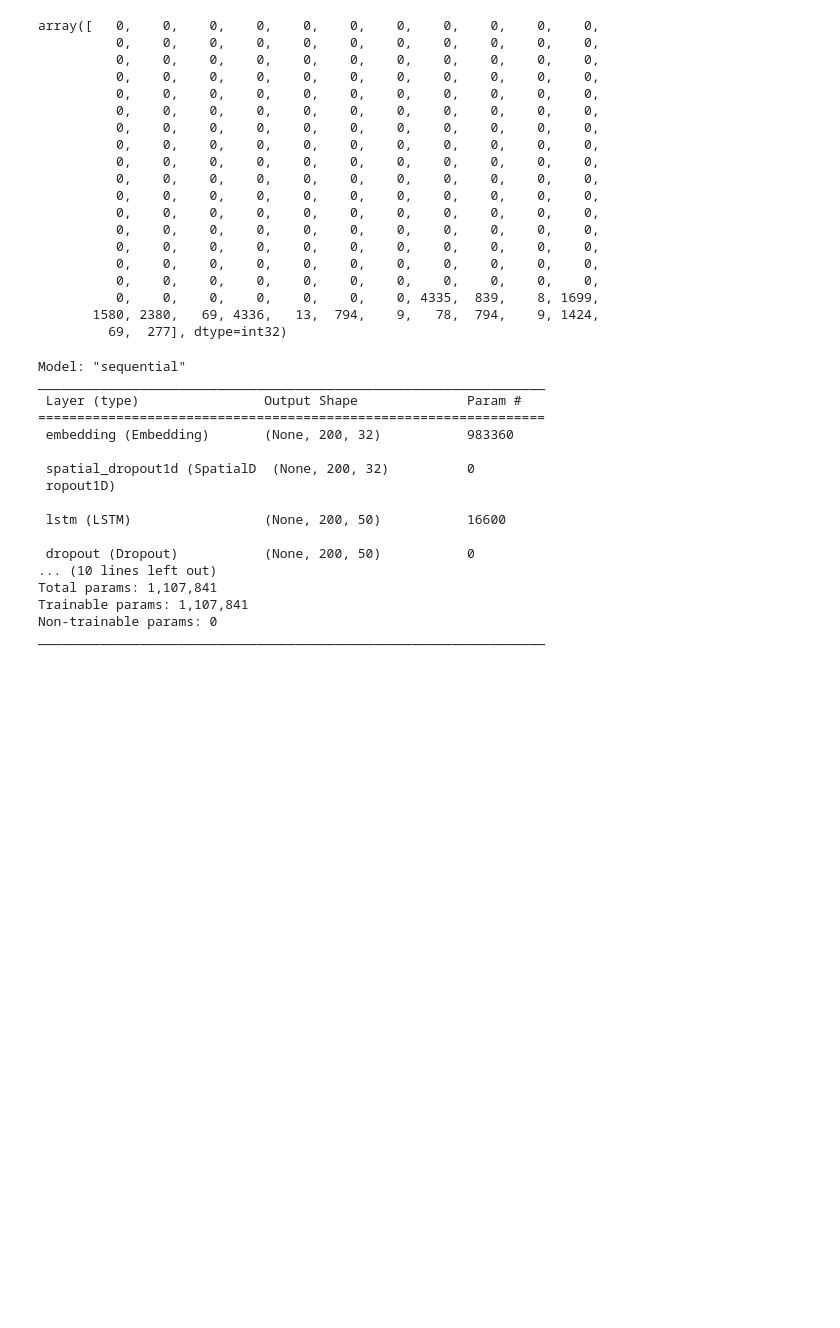
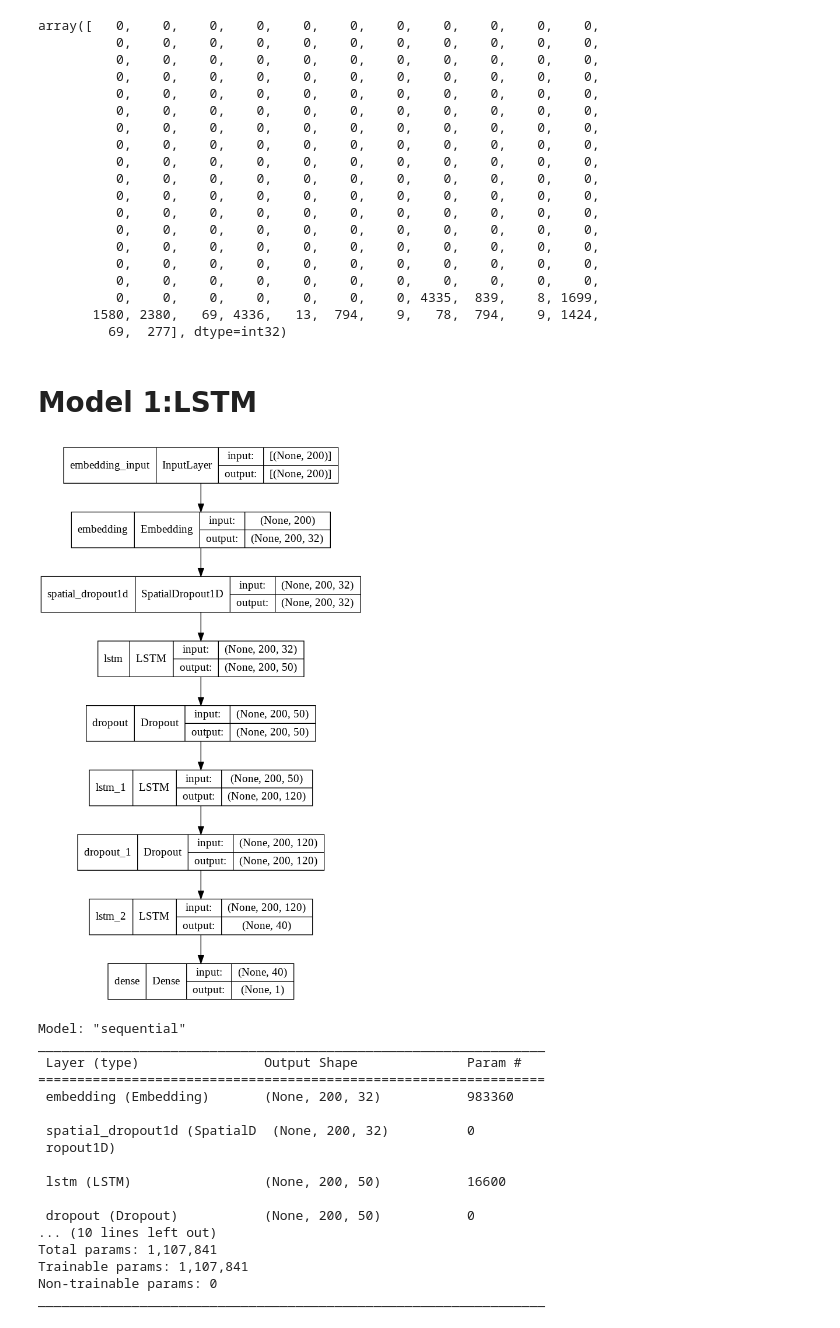
Before and after one commit to VageeshaDatta/Compiler-Design, a Jupyter notebook: Deep_Learning_Project.ipynb, the cells around one changed output. Drawn from its saved outputs; the diff is of its cells as text; code cells hidden in the pictures; blank space fills up the shorter version.

```diff
--- a/Deep_Learning_Project.ipynb
+++ b/Deep_Learning_Project.ipynb
@@ -244,6 +245,8 @@ array([   0,    0,    0,    0,    0,    0,    0,    0,    0,    0,    0,
          69,  277], dtype=int32)
 # %%
 final_output = y
+# %% [markdown]
+# **Model 1:LSTM**
 # %%
 from keras.models import Sequential
 from keras.layers import Dense,Embedding,LSTM,Bidirectional,SpatialDropout1D,Dropout
@@ -265,2 +268,7 @@ model.compile(loss='binary_crossentropy',optimizer='adam',
                            metrics=['accuracy'])
+# %%
+from tensorflow.keras.utils import plot_model
+plot_model(model1,show_shapes=True,show_layer_names=True,rankdir="TB",dpi=96)
+# %% [output]
+[figure, added]
 # %%
```
Also changed, not shown: parts of 30 cells of this notebook.
